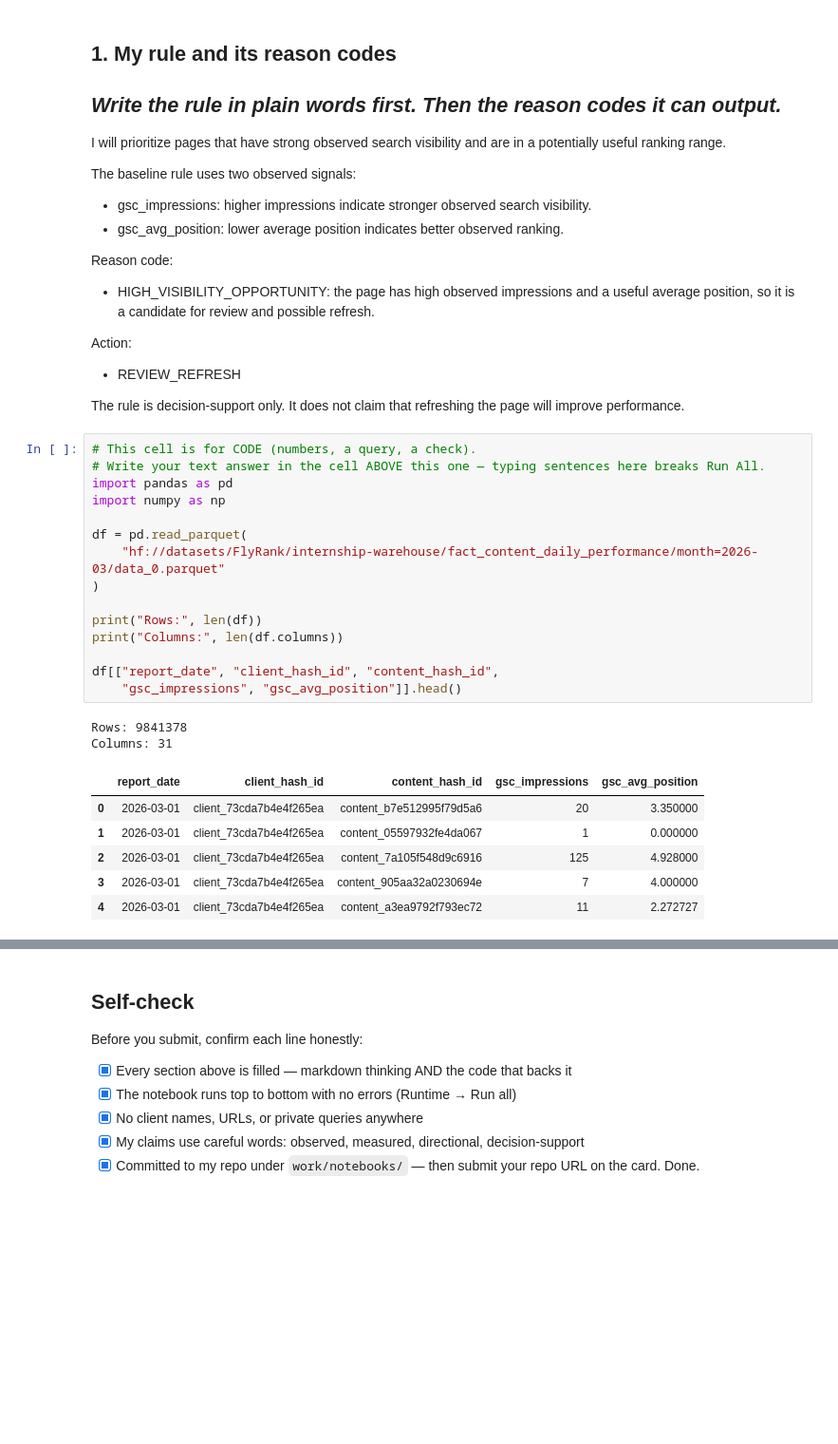
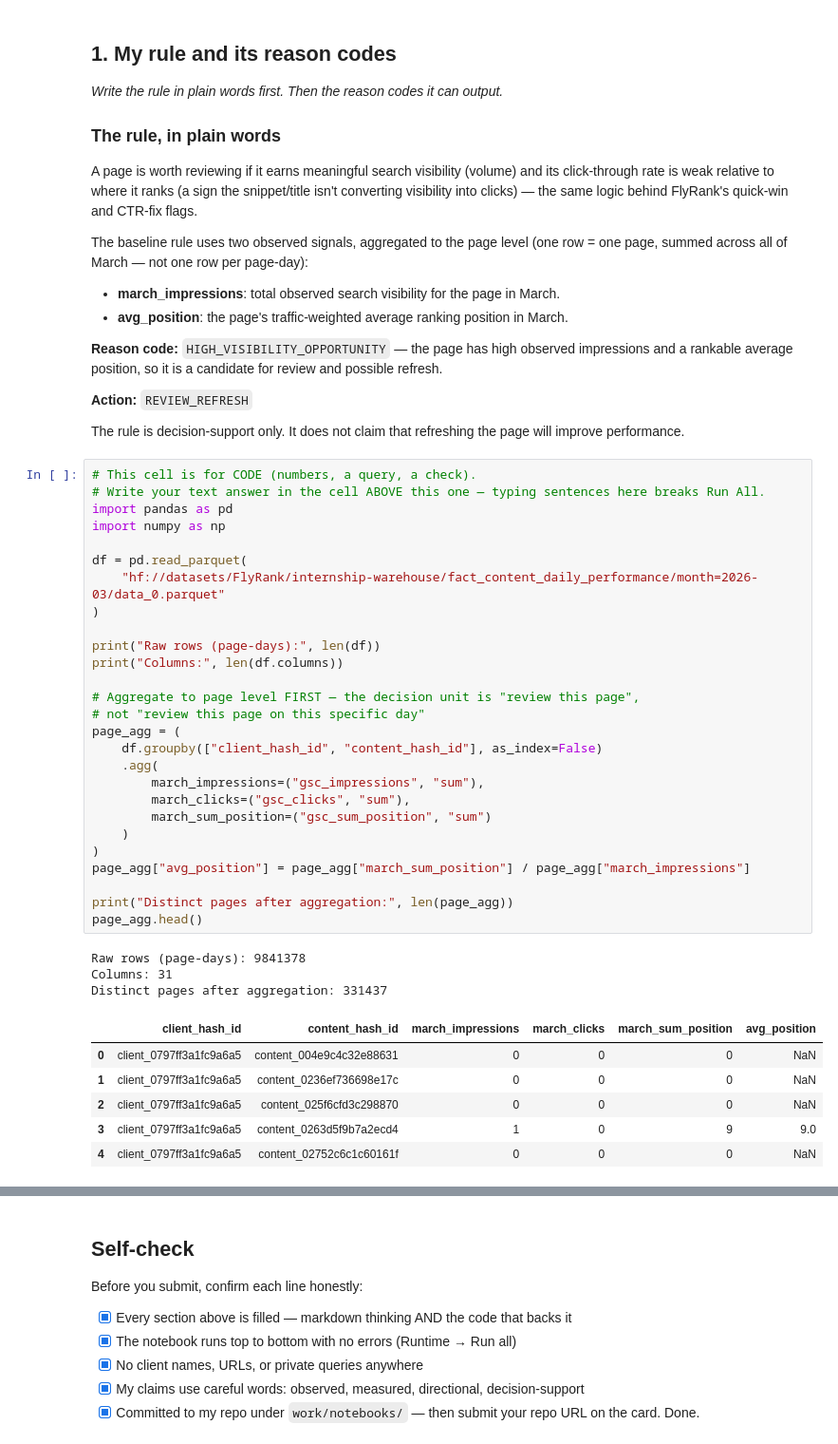
Before and after one commit to Shahd799/flyrank-internship-1, a Jupyter notebook: work/notebooks/w04_baseline_score.ipynb, the cells around one changed output, grey strips where cells are left out. Shown at 95% size. Cells and saved outputs as stored; diff of their text form; blank space fills up the shorter version.

```diff
--- a/work/notebooks/w04_baseline_score.ipynb
+++ b/work/notebooks/w04_baseline_score.ipynb
@@ -10,42 +10,63 @@ This skeleton is yours to fill. Work the sections **in order** — each one has
 ## 1. My rule and its reason codes
 
 *Write the rule in plain words first. Then the reason codes it can output.*
---
-I will prioritize pages that have strong observed search visibility and are in a potentially useful ranking range.
 
-The baseline rule uses two observed signals:
-- gsc_impressions: higher impressions indicate stronger observed search visibility.
-- gsc_avg_position: lower average position indicates better observed ranking.
+### The rule, in plain words
 
-Reason code:
-- HIGH_VISIBILITY_OPPORTUNITY: the page has high observed impressions and a useful average position, so it is a candidate for review and possible refresh.
+A page is worth reviewing if it earns meaningful search visibility (volume)
+and its click-through rate is weak relative to where it ranks (a sign the
+snippet/title isn't converting visibility into clicks) — the same logic
+behind FlyRank's quick-win and CTR-fix flags.
 
-Action:
-- REVIEW_REFRESH
+The baseline rule uses two observed signals, aggregated to the page level
+(one row = one page, summed across all of March — not one row per page-day):
 
-The rule is decision-support only. It does not claim that refreshing the page will improve performance.
+- **march_impressions**: total observed search visibility for the page in March.
+- **avg_position**: the page's traffic-weighted average ranking position in March.
+
+**Reason code:** `HIGH_VISIBILITY_OPPORTUNITY` — the page has high observed
+impressions and a rankable average position, so it is a candidate for
+review and possible refresh.
+
+**Action:** `REVIEW_REFRESH`
+
+The rule is decision-support only. It does not claim that refreshing the
+page will improve performance.
 # %%
 # This cell is for CODE (numbers, a query, a check).
 # Write your text answer in the cell ABOVE this one — typing sentences here breaks Run All.
 import pandas as pd
 import numpy as np
 
 df = pd.read_parquet(
     "hf://datasets/FlyRank/internship-warehouse/fact_content_daily_performance/month=2026-03/data_0.parquet"
 )
 
-print("Rows:", len(df))
+print("Raw rows (page-days):", len(df))
 print("Columns:", len(df.columns))
 
-df[["report_date", "client_hash_id", "content_hash_id",
-    "gsc_impressions", "gsc_avg_position"]].head()
+# Aggregate to page level FIRST — the decision unit is "review this page",
+# not "review this page on this specific day"
+page_agg = (
+    df.groupby(["client_hash_id", "content_hash_id"], as_index=False)
+    .agg(
+        march_impressions=("gsc_impressions", "sum"),
+        march_clicks=("gsc_clicks", "sum"),
+        march_sum_position=("gsc_sum_position", "sum")
+    )
+)
+page_agg["avg_position"] = page_agg["march_sum_position"] / page_agg["march_impressions"]
+
+print("Distinct pages after aggregation:", len(page_agg))
+page_agg.head()
 # %% [output]
-Rows: 9841378
+Raw rows (page-days): 9841378
 Columns: 31
+Distinct pages after aggregation: 331437
-|  | report_date | client_hash_id | content_hash_id | gsc_impressions | gsc_avg_position |
-| 0 | 2026-03-01 | client_73cda7b4e4f265ea | content_b7e512995f79d5a6 | 20 | 3.350000 |
-| 1 | 2026-03-01 | client_73cda7b4e4f265ea | content_05597932fe4da067 | 1 | 0.000000 |
-| 2 | 2026-03-01 | client_73cda7b4e4f265ea | content_7a105f548d9c6916 | 125 | 4.928000 |
-| 3 | 2026-03-01 | client_73cda7b4e4f265ea | content_905aa32a0230694e | 7 | 4.000000 |
-| 4 | 2026-03-01 | client_73cda7b4e4f265ea | content_a3ea9792f793ec72 | 11 | 2.272727 |
+|  | client_hash_id | content_hash_id | march_impressions | march_clicks | march_sum_position | avg_position |
+| 0 | client_0797ff3a1fc9a6a5 | content_004e9c4c32e88631 | 0 | 0 | 0 | NaN |
+| 1 | client_0797ff3a1fc9a6a5 | content_0236ef736698e17c | 0 | 0 | 0 | NaN |
+| 2 | client_0797ff3a1fc9a6a5 | content_025f6cfd3c298870 | 0 | 0 | 0 | NaN |
+| 3 | client_0797ff3a1fc9a6a5 | content_0263d5f9b7a2ecd4 | 1 | 0 | 9 | 9.0 |
+| 4 | client_0797ff3a1fc9a6a5 | content_02752c6c1c60161f | 0 | 0 | 0 | NaN |
 # %% [markdown]
```
Also changed, not shown: parts of 14 cells of this notebook.
